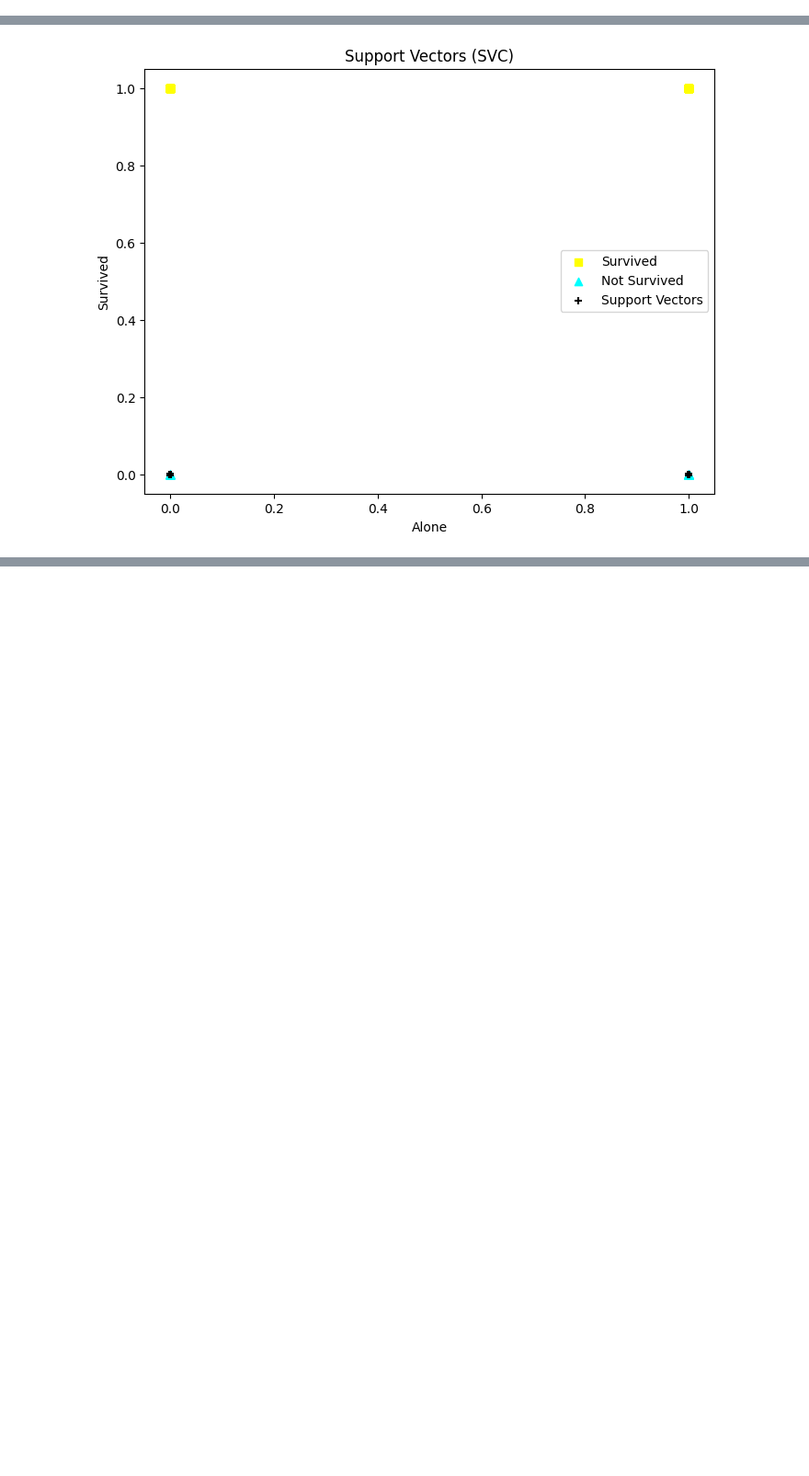
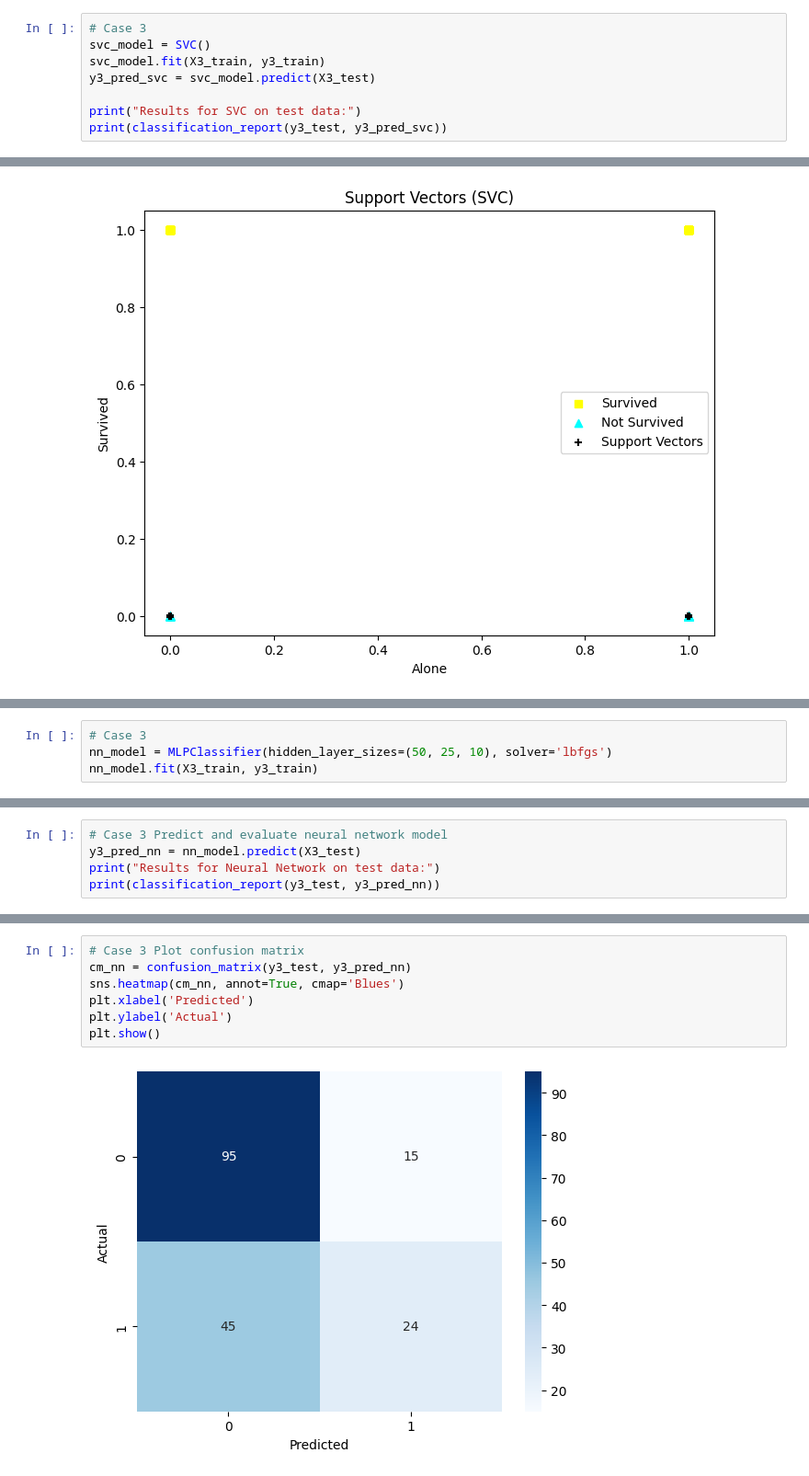
Before and after one commit to ceradrake/applied-ml-drake, a Jupyter notebook: lab03/ml03_drake.ipynb, the cells around one changed output, grey strips where cells are left out. Shown at 92% size. Cells and saved outputs as stored; diff of their text form; blank space fills up the shorter version.

```diff
--- a/lab03/ml03_drake.ipynb
+++ b/lab03/ml03_drake.ipynb
@@ -398,0 +417,8 @@ weighted avg       0.64      0.63      0.63       179
+# %%
+# Case 3
+svc_model = SVC()
+svc_model.fit(X3_train, y3_train)
+y3_pred_svc = svc_model.predict(X3_test)
+
+print("Results for SVC on test data:")
+print(classification_report(y3_test, y3_pred_svc))
@@ -446,0 +553,4 @@ plt.show()
+# %%
+# Case 3
+nn_model = MLPClassifier(hidden_layer_sizes=(50, 25, 10), solver='lbfgs')
+nn_model.fit(X3_train, y3_train)
@@ -446,0 +564,5 @@ plt.show()
+# %%
+# Case 3 Predict and evaluate neural network model
+y3_pred_nn = nn_model.predict(X3_test)
+print("Results for Neural Network on test data:")
+print(classification_report(y3_test, y3_pred_nn))
@@ -446,0 +579,9 @@ plt.show()
+# %%
+# Case 3 Plot confusion matrix
+cm_nn = confusion_matrix(y3_test, y3_pred_nn)
+sns.heatmap(cm_nn, annot=True, cmap='Blues')
+plt.xlabel('Predicted')
+plt.ylabel('Actual')
+plt.show()
+# %% [output]
+[figure, added]
```
Also changed, not shown: parts of 11 cells of this notebook.
